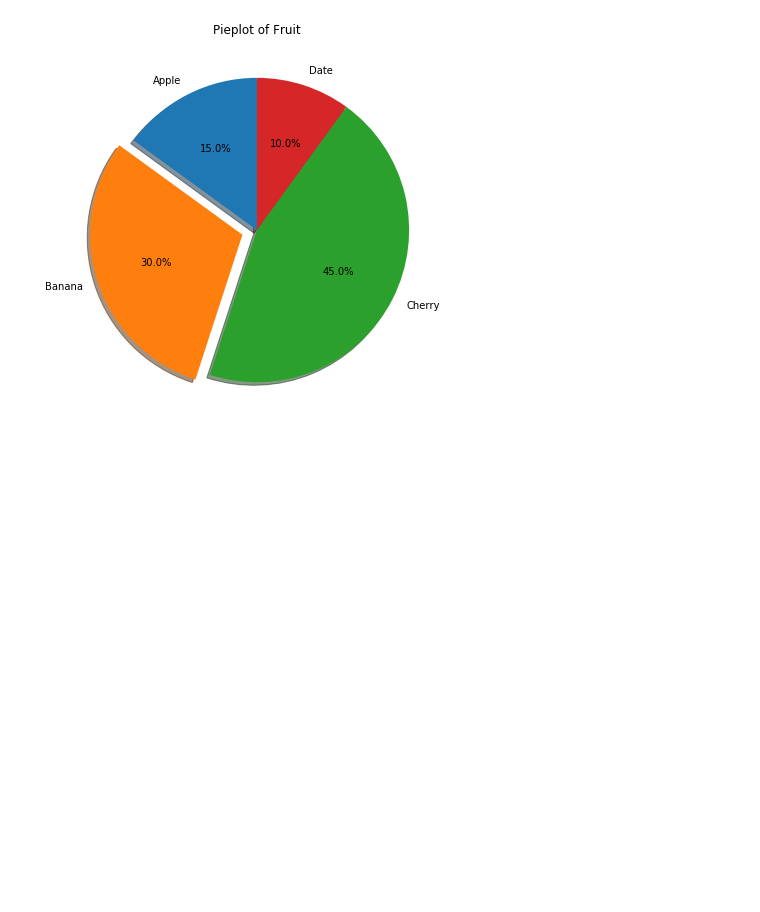
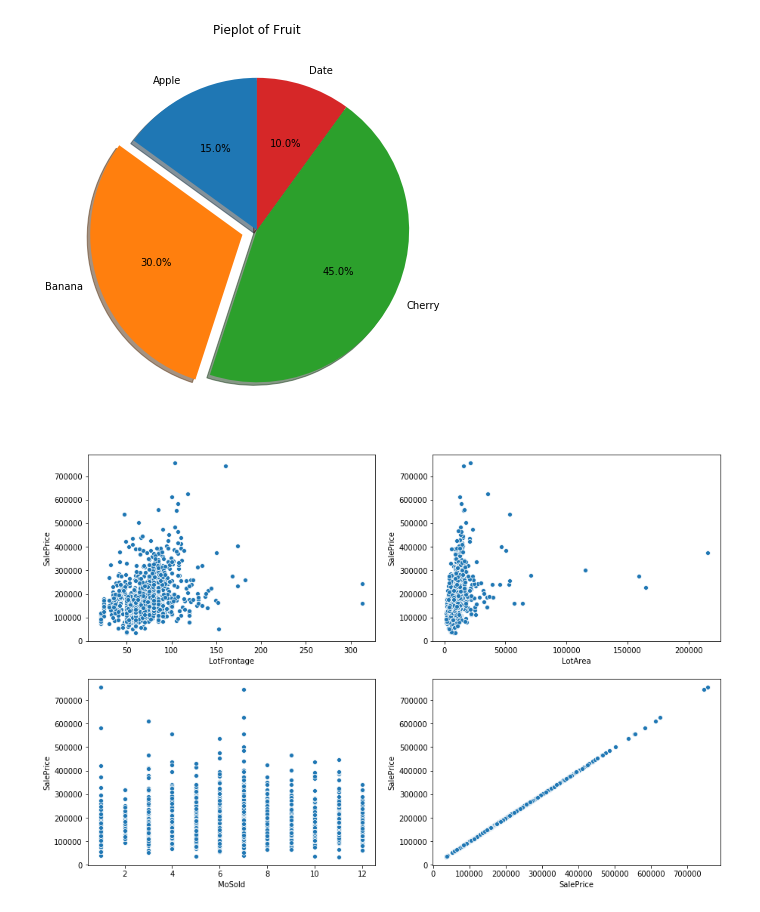
Before and after one commit to Daehee-Park/ADP, a Jupyter notebook: 01.EDA.ipynb, the cells around one changed output. Drawn from its saved outputs; the diff is of its cells as text; code cells hidden in the pictures; blank space fills up the shorter version.

```diff
--- a/01.EDA.ipynb
+++ b/01.EDA.ipynb
@@ -161,3 +161,19 @@ plt.pie(sizes, labels=labels, autopct='%1.1f%%', shadow=True, startangle=90, exp
 plt.show()
 # %% [output]
 [figure]
+# %%
+# subplot으로 여러 개의 그래프를 한 번에 그릴 수 있음
+# subplot(행, 열, 위치) 형태로 입력
+import matplotlib.pyplot as plt
+import numpy as np
+import pandas as pd
+import seaborn as sns
+df = pd.read_csv('train.csv')
+features = ['LotFrontage','LotArea','MoSold','SalePrice']
+plt.figure(figsize=(15,10))
+for i, feature in enumerate(features, start=1):
+    plt.subplot(2,2,i)
+    sns.scatterplot(x=feature, y='SalePrice', data=df)
+plt.show()
+# %% [output]
+[figure, added]
```
Also changed, not shown: 8 other files.
